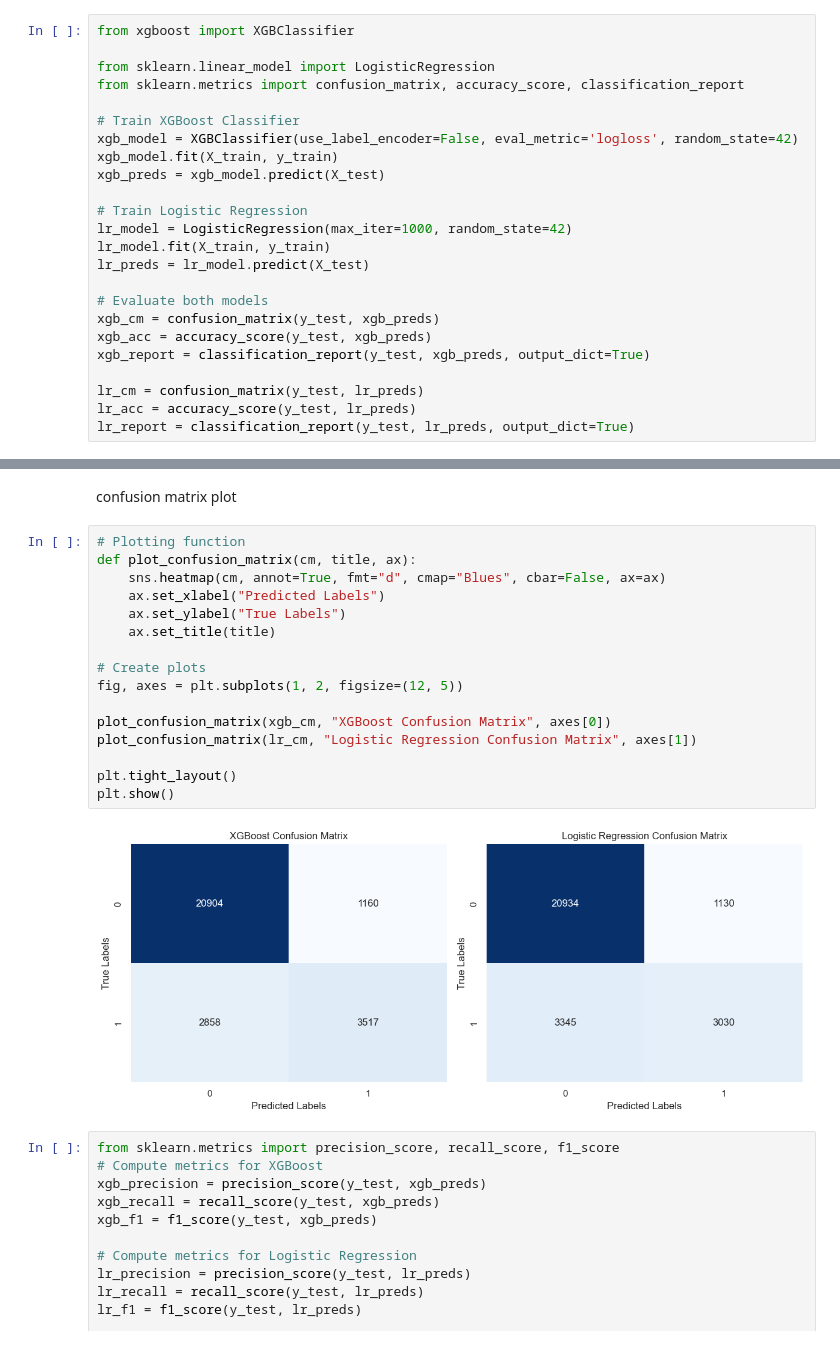
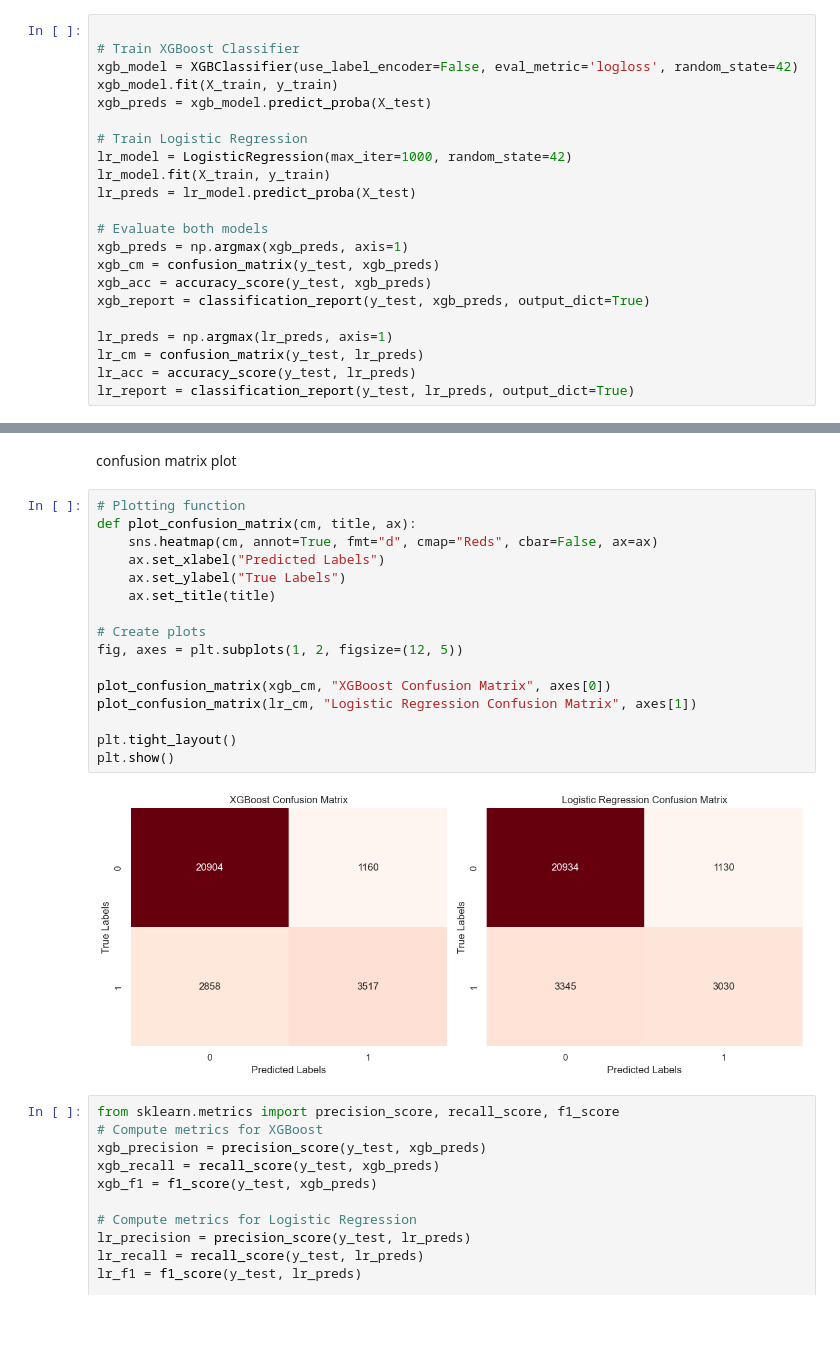
Before and after one commit to metropolisjenensis/Probabilistic-Machine-Learning_lecture-PROJECTS, a Jupyter notebook: projects/09-1AKXXXX_rain_tomorrow_prediction/notebooks/class_prediction.ipynb, the cells around one changed output, grey strips where cells are left out. Cells and saved outputs as stored; diff of their text form.

```diff
--- a/projects/09-1AKXXXX_rain_tomorrow_prediction/notebooks/class_prediction.ipynb
+++ b/projects/09-1AKXXXX_rain_tomorrow_prediction/notebooks/class_prediction.ipynb
@@ -248,26 +289,24 @@ X_train.shape, X_test.shape
 # %% [output]
 ((113754, 17), (28439, 17))
 # %%
-from xgboost import XGBClassifier
-
-from sklearn.linear_model import LogisticRegression
-from sklearn.metrics import confusion_matrix, accuracy_score, classification_report
 
 # Train XGBoost Classifier
 xgb_model = XGBClassifier(use_label_encoder=False, eval_metric='logloss', random_state=42)
 xgb_model.fit(X_train, y_train)
-xgb_preds = xgb_model.predict(X_test)
+xgb_preds = xgb_model.predict_proba(X_test)
 
 # Train Logistic Regression
 lr_model = LogisticRegression(max_iter=1000, random_state=42)
 lr_model.fit(X_train, y_train)
-lr_preds = lr_model.predict(X_test)
+lr_preds = lr_model.predict_proba(X_test)
 
 # Evaluate both models
+xgb_preds = np.argmax(xgb_preds, axis=1)
 xgb_cm = confusion_matrix(y_test, xgb_preds)
 xgb_acc = accuracy_score(y_test, xgb_preds)
 xgb_report = classification_report(y_test, xgb_preds, output_dict=True)
 
+lr_preds = np.argmax(lr_preds, axis=1)
 lr_cm = confusion_matrix(y_test, lr_preds)
 lr_acc = accuracy_score(y_test, lr_preds)
 lr_report = classification_report(y_test, lr_preds, output_dict=True)
@@ -280,21 +319,21 @@ confusion matrix plot
 # %%
 # Plotting function
 def plot_confusion_matrix(cm, title, ax):
-    sns.heatmap(cm, annot=True, fmt="d", cmap="Blues", cbar=False, ax=ax)
+    sns.heatmap(cm, annot=True, fmt="d", cmap="Reds", cbar=False, ax=ax)
     ax.set_xlabel("Predicted Labels")
     ax.set_ylabel("True Labels")
     ax.set_title(title)
 
 # Create plots
 fig, axes = plt.subplots(1, 2, figsize=(12, 5))
 
 plot_confusion_matrix(xgb_cm, "XGBoost Confusion Matrix", axes[0])
 plot_confusion_matrix(lr_cm, "Logistic Regression Confusion Matrix", axes[1])
 
 plt.tight_layout()
 plt.show()
 # %% [output]
-[figure, old version]
+[figure, new version]
 # %%
 from sklearn.metrics import precision_score, recall_score, f1_score
 # Compute metrics for XGBoost
```
Also changed, not shown: parts of 14 cells of this notebook, 1 other file.
